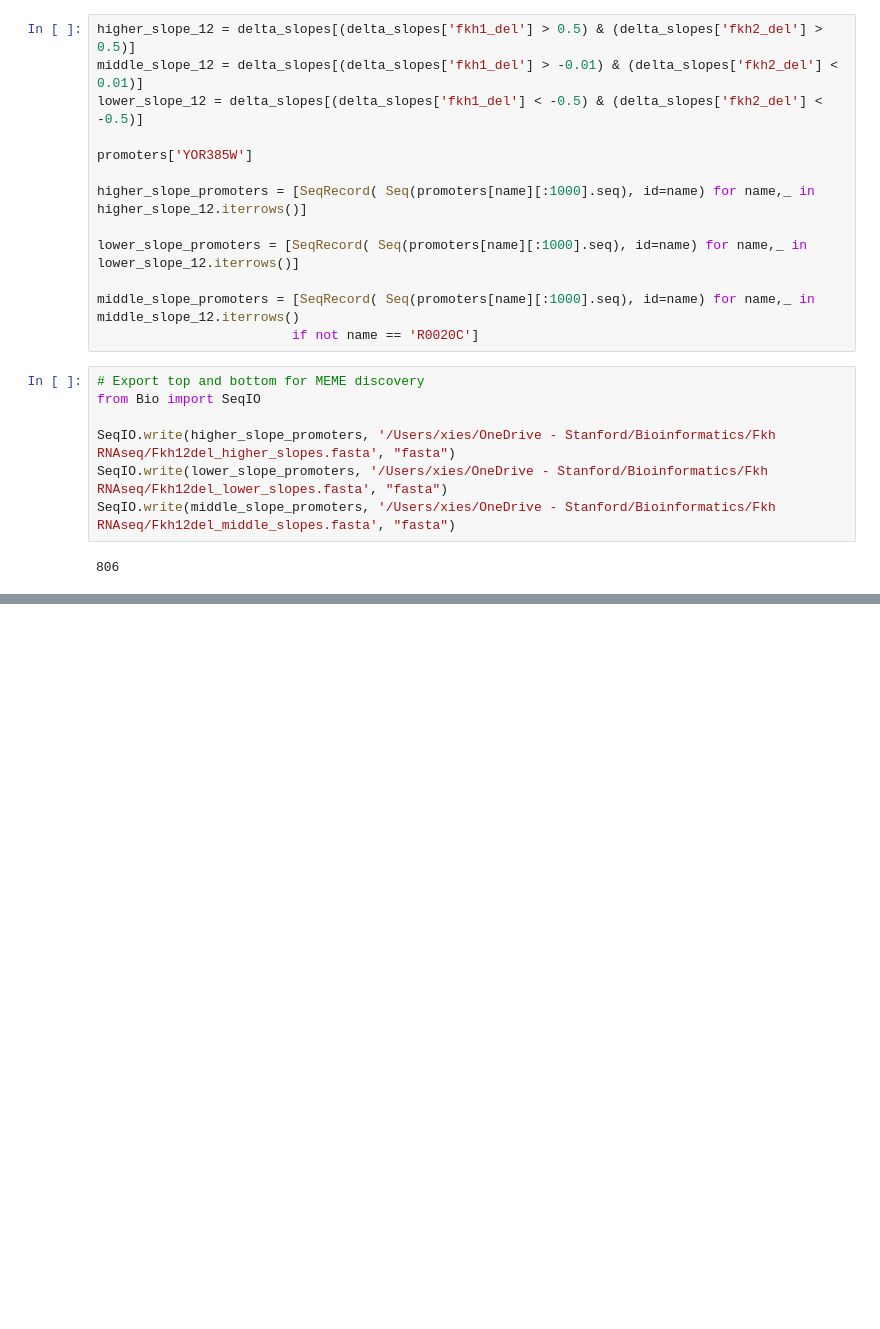
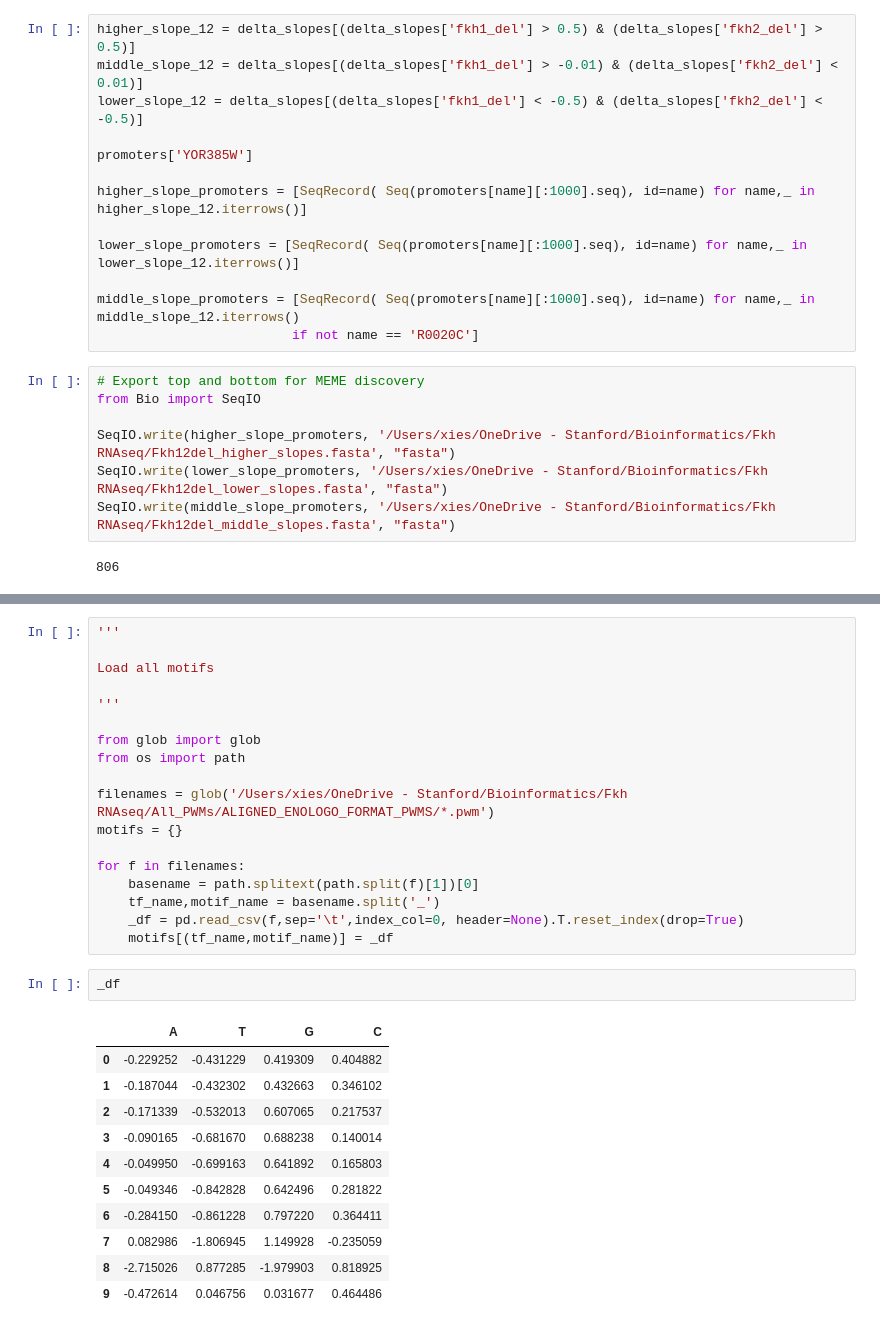
Before and after one commit to skotheimlab/fkh_concatemer_analysis, a Jupyter notebook: scaling_slope_change_Fkh12_motif_enrichment.ipynb, the cells around one changed output, grey strips where cells are left out. Cells and saved outputs as stored; diff of their text form; blank space fills up the shorter version.

```diff
--- a/scaling_slope_change_Fkh12_motif_enrichment.ipynb
+++ b/scaling_slope_change_Fkh12_motif_enrichment.ipynb
@@ -149,0 +174,32 @@ Now do this for all motifs
+# %%
+'''
+
+Load all motifs
+
+'''
+
+from glob import glob
+from os import path
+
+filenames = glob('/Users/xies/OneDrive - Stanford/Bioinformatics/Fkh RNAseq/All_PWMs/ALIGNED_ENOLOGO_FORMAT_PWMS/*.pwm')
+motifs = {}
+
+for f in filenames:
+    basename = path.splitext(path.split(f)[1])[0]
+    tf_name,motif_name = basename.split('_')
+    _df = pd.read_csv(f,sep='\t',index_col=0, header=None).T.reset_index(drop=True)
+    motifs[(tf_name,motif_name)] = _df
+# %%
+_df
+# %% [output]
+|  | A | T | G | C |
+| 0 | -0.229252 | -0.431229 | 0.419309 | 0.404882 |
+| 1 | -0.187044 | -0.432302 | 0.432663 | 0.346102 |
+| 2 | -0.171339 | -0.532013 | 0.607065 | 0.217537 |
+| 3 | -0.090165 | -0.681670 | 0.688238 | 0.140014 |
+| 4 | -0.049950 | -0.699163 | 0.641892 | 0.165803 |
+| 5 | -0.049346 | -0.842828 | 0.642496 | 0.281822 |
+| 6 | -0.284150 | -0.861228 | 0.797220 | 0.364411 |
+| 7 | 0.082986 | -1.806945 | 1.149928 | -0.235059 |
+| 8 | -2.715026 | 0.877285 | -1.979903 | 0.818925 |
+| 9 | -0.472614 | 0.046756 | 0.031677 | 0.464486 |
```
Also changed, not shown: parts of 12 cells of this notebook.
